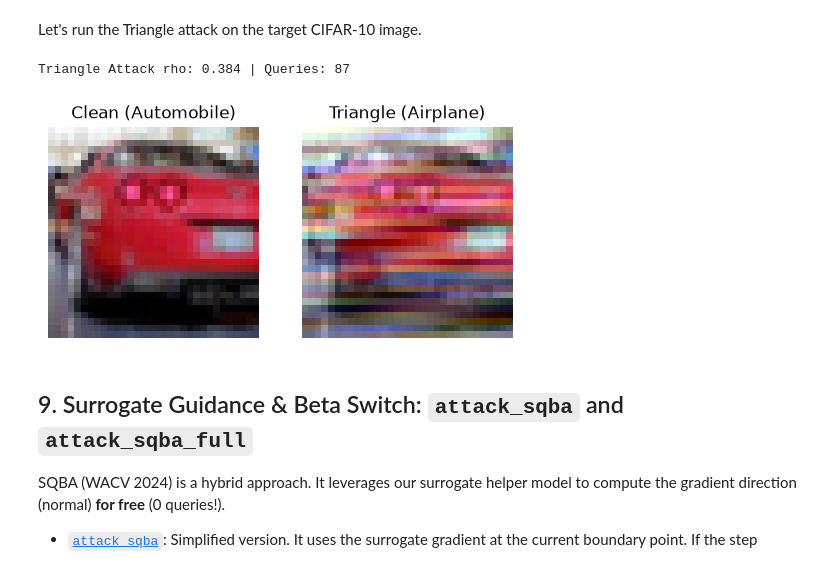
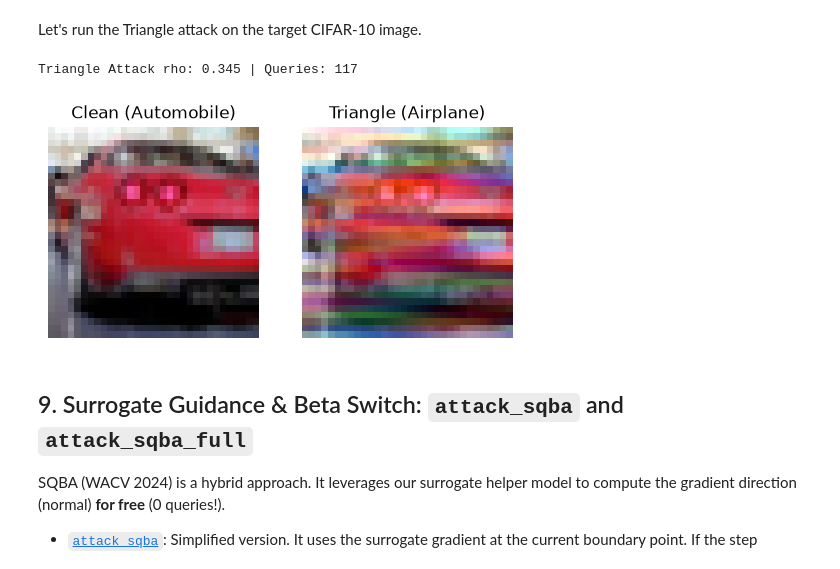
Before and after one commit to xancatos/blackbox, a Jupyter notebook: lineage_tutorial.ipynb, the cells around one changed output. Cells and saved outputs as stored; diff of their text form; code cells hidden in the pictures.

Commit message:
feat: align notebook attack parameters with lineage script and add multiple image comparison gallery

```diff
--- a/lineage_tutorial.ipynb
+++ b/lineage_tutorial.ipynb
@@ -713,18 +713,18 @@ Let's run the Triangle attack on the target CIFAR-10 image.
 # %%
 from attacks import attack_triangle
 
 ctx.q = 0
-x_tri = attack_triangle(ctx, x0, y0, loose, iters=30, N=2)
+x_tri = attack_triangle(ctx, x0, y0, loose)
 print(f"Triangle Attack rho: {rho(x_tri, x0):.3f} | Queries: {ctx.q}")
 
 # Display images side-by-side
 fig, axes = plt.subplots(1, 2, figsize=(6, 3))
 show_cifar(x0, axes[0], f"Clean ({'Airplane' if y0==0 else 'Automobile'})")
 show_cifar(x_tri, axes[1], f"Triangle ({'Airplane' if victim_label(x_tri)==0 else 'Automobile'})")
 plt.show()
 # %% [output]
-Triangle Attack rho: 0.384 | Queries: 87
+Triangle Attack rho: 0.345 | Queries: 117
-[figure, old version]
+[figure, new version]
 # %% [markdown]
 ## 9. Surrogate Guidance & Beta Switch: `attack_sqba` and `attack_sqba_full`
 
```
Also changed, not shown: parts of 8 cells of this notebook.
